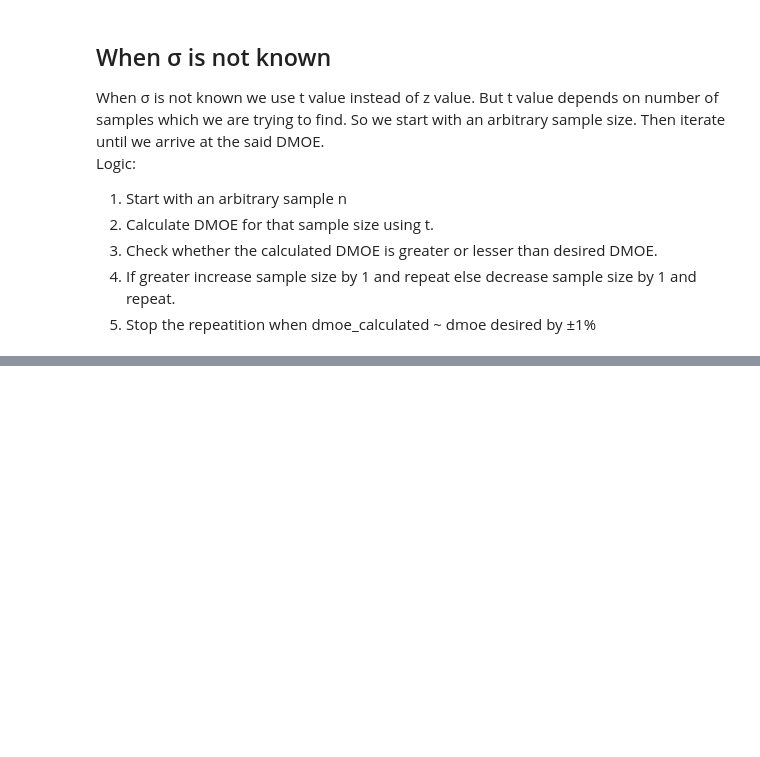
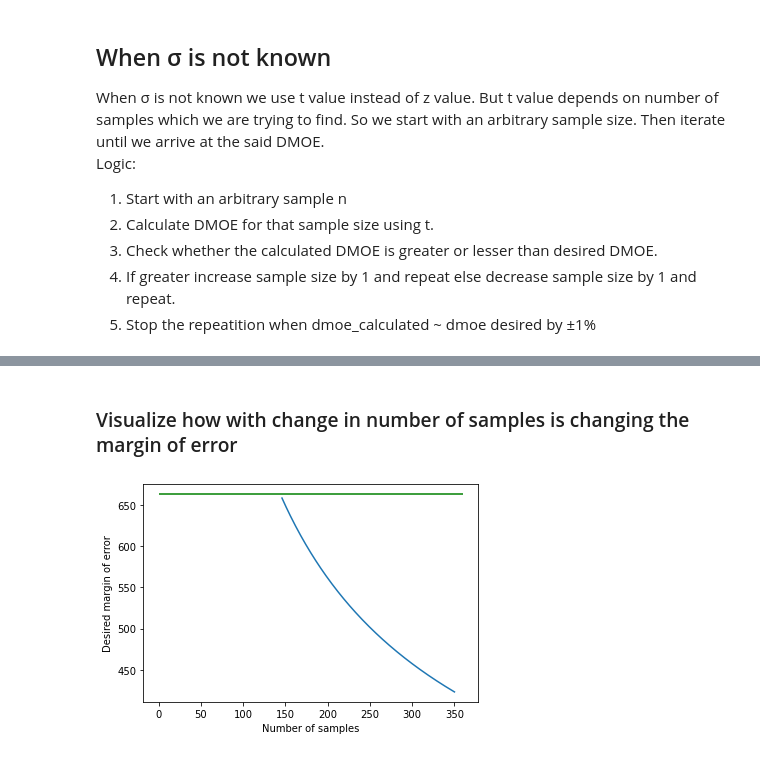
Before and after one commit to sandipto-sanyal/ampba, a Jupyter notebook: statistical analysis/codes and excel files/Campaign at SariSagar.ipynb, the cells around one changed output, grey strips where cells are left out. Saved outputs shown, nothing was run; the diff lists cells and outputs as text; code cells hidden in the pictures; blank space fills up the shorter version.

```diff
--- a/statistical analysis/codes and excel files/Campaign at SariSagar.ipynb
+++ b/statistical analysis/codes and excel files/Campaign at SariSagar.ipynb
@@ -508,0 +522,10 @@ For the given condition, 146 minimum number of samples required to get a CI: 0.9
+# %% [markdown]
+### Visualize how with change in number of samples is changing the margin of error
+# %%
+plt.plot(n_samples,d,'-')
+plt.hlines(y=dmoe,xmin=0,xmax=max(n_samples)+10,colors='green')
+plt.xlabel('Number of samples')
+plt.ylabel('Desired margin of error')
+plt.draw()
+# %% [output]
+[figure, added]
```
Also changed, not shown: parts of 6 cells of this notebook.
